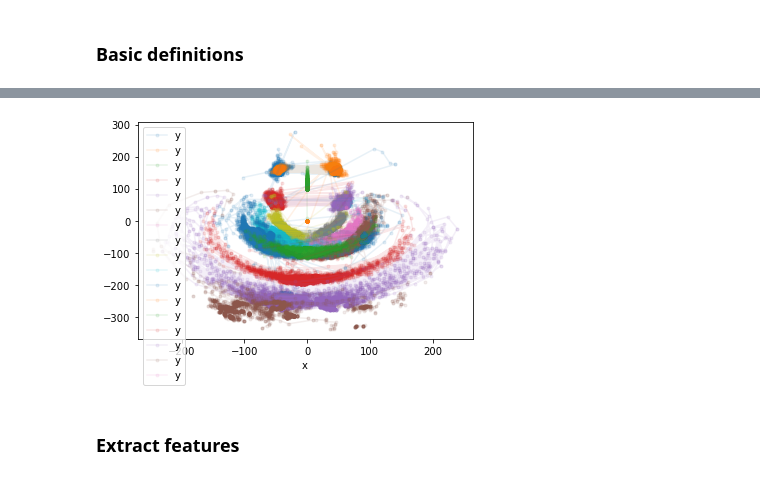
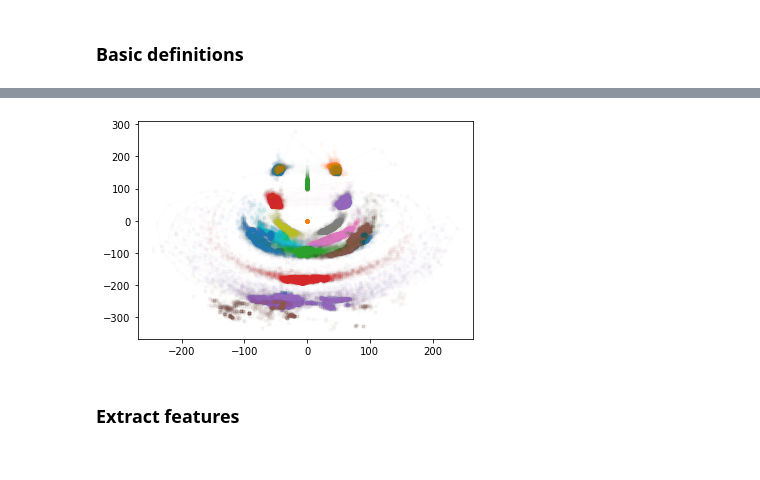
Before and after one commit to sommerc/tadpose, a Jupyter notebook: notebooks/tadpose_example_01.ipynb, the cells around one changed output, grey strips where cells are left out. Drawn from its saved outputs; the diff is of its cells as text; code cells hidden in the pictures.

```diff
--- a/notebooks/tadpose_example_01.ipynb
+++ b/notebooks/tadpose_example_01.ipynb
@@ -19,10 +19,13 @@ import tadpose
 # main input required. SLEAP naysis file is expected to be in same folder with ending ".predictions.analysis.h5"
 video_fn = "B:/fs3-bifexchgrp/BIF_StaffSci/Christoph/sweengrp/tadpose_examples/Tad1_Take1_oursNOGFP_st59.mp4"
 # %%
-# create Tadpole object
-tadpole = tadpose.Tadpole.from_sleap(video_fn)
+# create tad object
+tad = tadpose.Tadpole.from_sleap(video_fn)
 # %%
 # create aligner by giving to part names and their correpsonding alignment location
-aligner = tadpose.alignment.TadpoleAligner({'tail1' : numpy.array([0, 0.]),
-                                            'heart' : numpy.array([0, 1.])}, scale=False)
-tadpole.aligner = aligner
+aligner = tadpose.alignment.TadpoleAligner(
+    {"tail1": np.array([0, 0.0]), "heart": np.array([0, 1.0])}, scale=False
+)
+
+# assign alinger to tad
+tad.aligner = aligner
@@ -65,0 +32,28 @@ tadpole.aligned_locations;
+# %%
+# list of body part names
+print("Bodyparts")
+bodyparts = tad.bodyparts
+for bp in bodyparts:
+    print(f" - {bp}")
+print()
+
+# bodypart locations in Frames x bodyparts x 2
+print("Raw locations")
+locs = tad.locs()
+print(locs.shape, " = Frames x bodyparts x 2", "\n")
+
+# to get locations use:
+print("Single raw locations")
+heart_loc = tad.locs(parts=("heart",))
+print(heart_loc.shape, "\n")
+
+print("Get all ego-centric locations")
+ego_locs = tad.ego_locs(track_idx=0, fill_missing=False)
+print(ego_locs.shape, "\n")
+
+
+print("Get ego-centric selected locations")
+ego_locs_left_leg = tad.ego_locs(
+    track_idx=0, parts=("hindlimbL", "ankleL", "kneeL"), fill_missing=True
+)
+print(ego_locs_left_leg.shape, "\n")
@@ -66,9 +82,9 @@ tadpole.aligned_locations;
 # %%
 # plot aligned locations for all bodyparts
 f, ax = plt.subplots()
-for p in tadpole.bodyparts:
-    tadpole.aligned_locations[p].plot("x", "y", marker=".", ax=ax, alpha=0.1)
+for pi, p in enumerate(tad.bodyparts):
+    ax.plot(*ego_locs[:, pi].T, marker=".", alpha=0.01)
 # %% [output]
-[figure, old version]
+[figure, new version]
 # %% [markdown]
 ### Extract features
```
Also changed, not shown: parts of 11 cells of this notebook, 3 other files.
